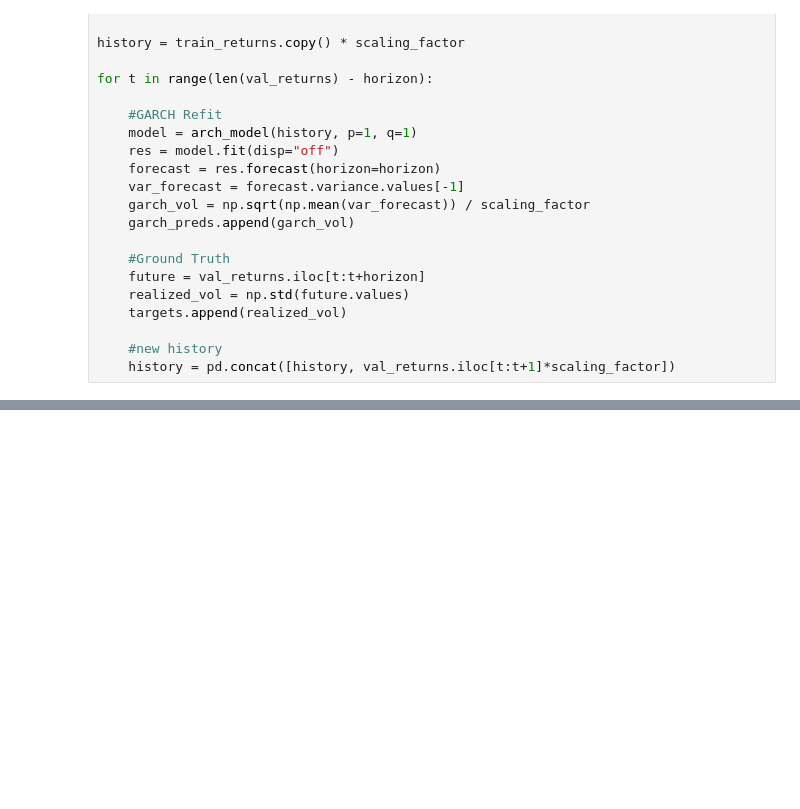
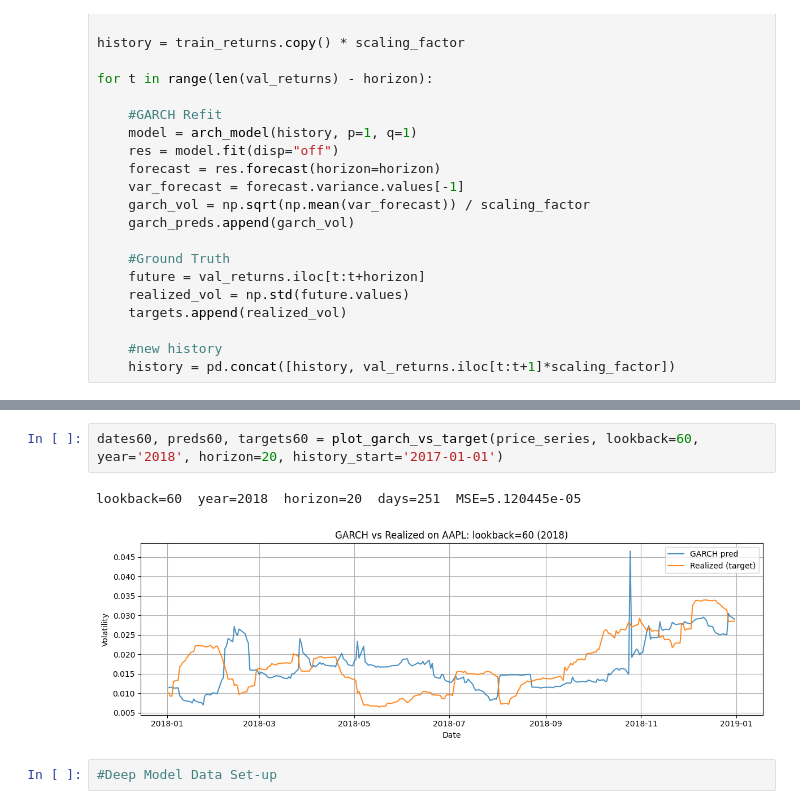
Before and after one commit to vikbellamkonda/CS7643-Final-Project, a Jupyter notebook: GARCH_Baseline.ipynb, the cells around one changed output, grey strips where cells are left out. Drawn from its saved outputs; the diff is of its cells as text; blank space fills up the shorter version.

```diff
--- a/GARCH_Baseline.ipynb
+++ b/GARCH_Baseline.ipynb
@@ -121,0 +211,7 @@ GARCH MSE: 4.5644842678717786e-05
+# %%
+dates60, preds60, targets60 = plot_garch_vs_target(price_series, lookback=60, year='2018', horizon=20, history_start='2017-01-01')
+# %% [output]
+lookback=60  year=2018  horizon=20  days=251  MSE=5.120445e-05
+[figure, added]
+# %%
+#Deep Model Data Set-up
```
Also changed, not shown: parts of 5 cells of this notebook.
